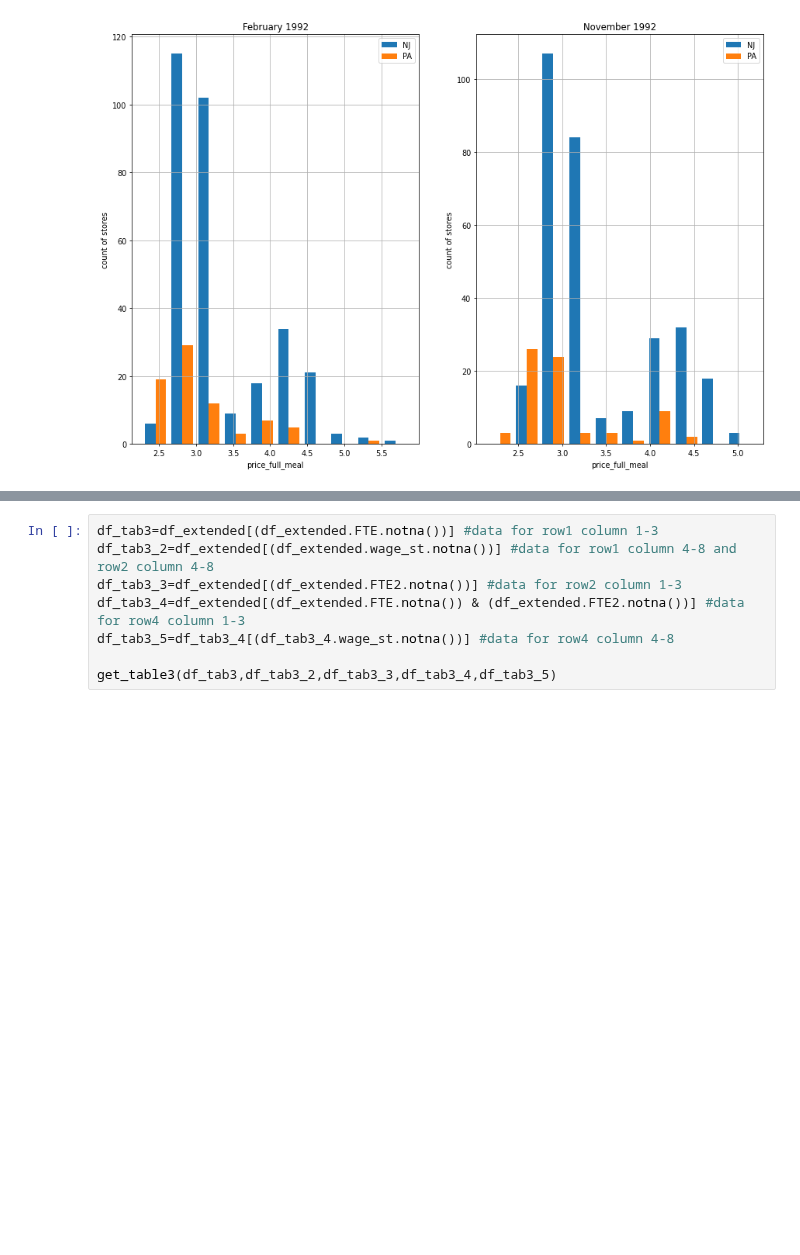
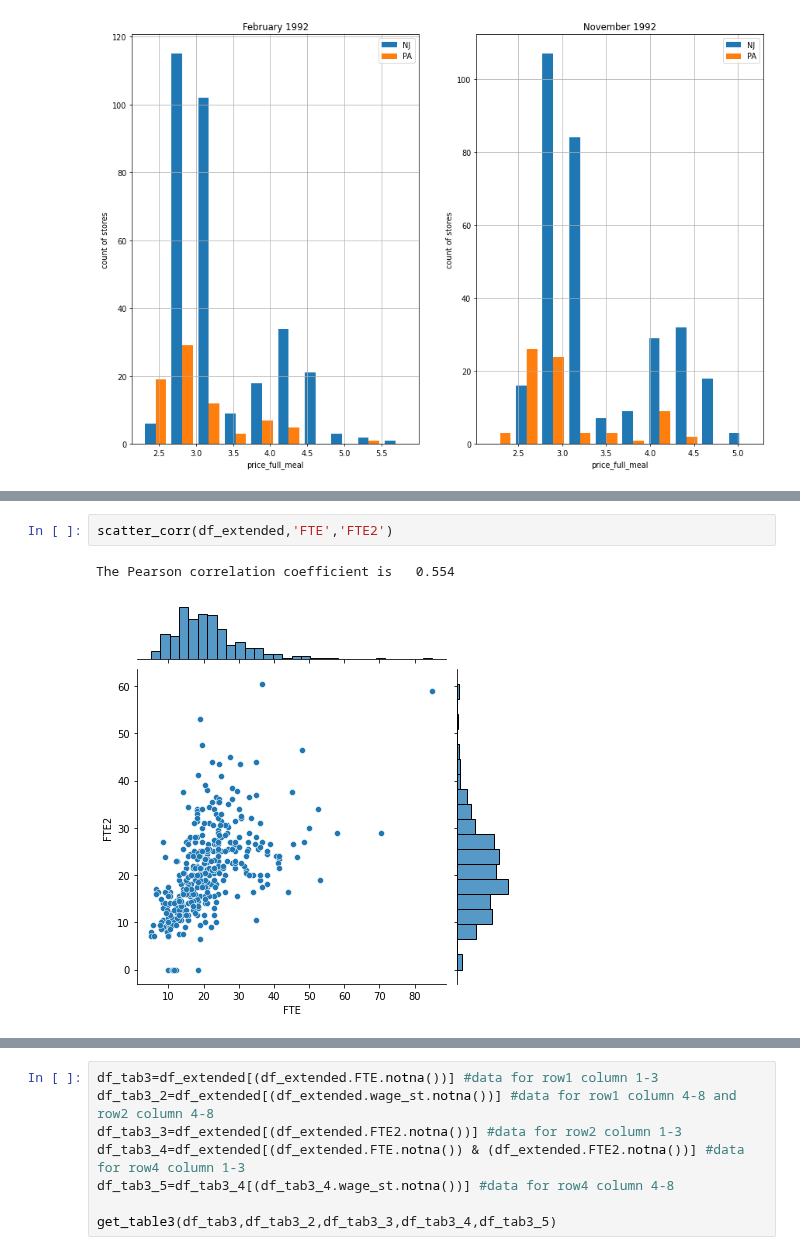
Before and after one commit to edoardofalchi/ose-data-science-course-projeect-edoardofalchi, a Jupyter notebook: Card_Krueger_1994.ipynb, the cells around one changed output, grey strips where cells are left out. Saved outputs shown, nothing was run; the diff lists cells and outputs as text; blank space fills up the shorter version.

```diff
--- a/Card_Krueger_1994.ipynb
+++ b/Card_Krueger_1994.ipynb
@@ -394,0 +525,5 @@ for i in sel_var:
+# %%
+scatter_corr(df_extended,'FTE','FTE2')
+# %% [output]
+The Pearson correlation coefficient is   0.554
+[figure, added]
```
Also changed, not shown: parts of 84 cells of this notebook.
